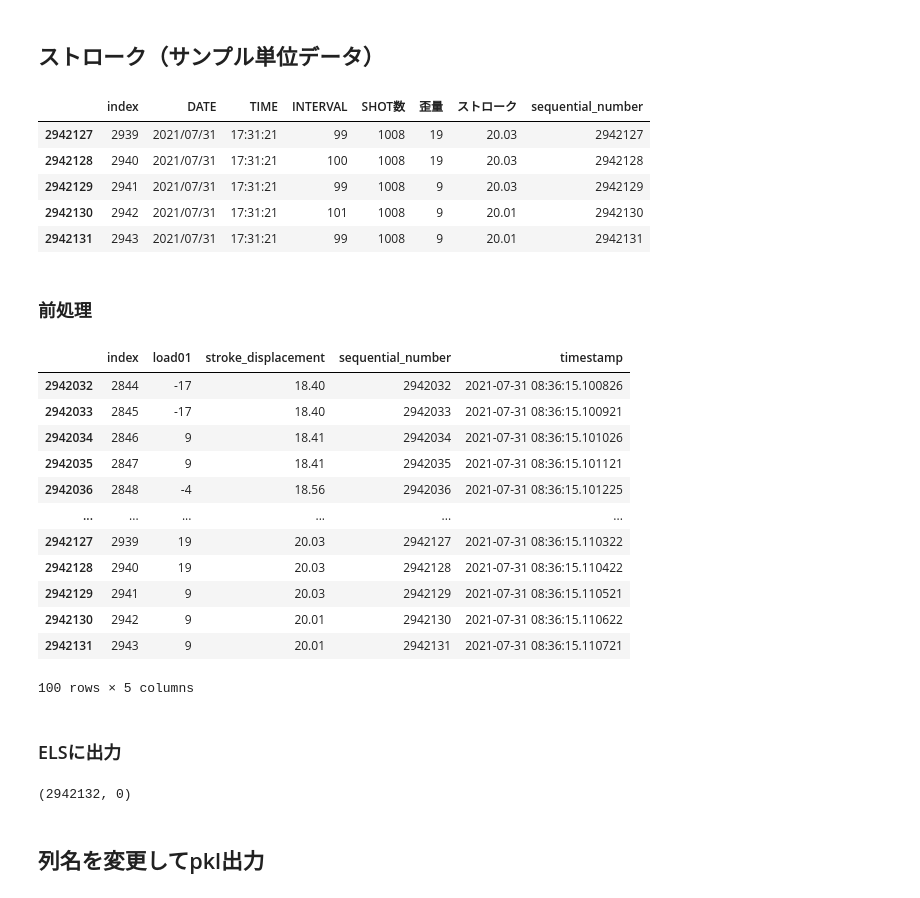
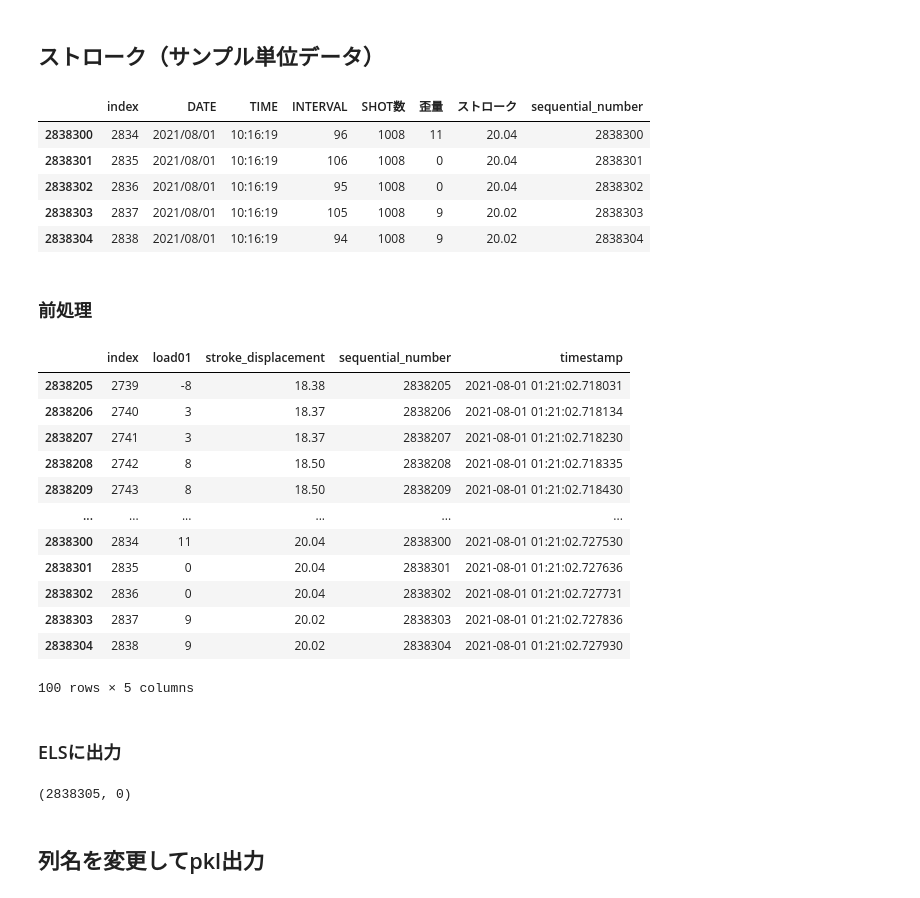
Before and after one commit to ymiyamoto5/data-analysis-platform-bak, a Jupyter notebook: notebooks/data_import_j.ipynb, the cells around one changed output. Saved outputs shown, nothing was run; the diff lists cells and outputs as text; code cells hidden in the pictures.

```diff
--- a/notebooks/data_import_j.ipynb
+++ b/notebooks/data_import_j.ipynb
@@ -146,29 +157,29 @@ helpers.bulk(ElasticManager.es, actions, chunk_size=5000, stats_only=True, raise
 # %%
 import glob
 
-files = glob.glob("20210810/0to1K/log1/*")
+files = glob.glob("20210810_1Kto2K/log1/*")
 files.sort()
 
 sequential_number = 0
 
 df_stroke = pd.DataFrame([])
 
 for file in files:
     df = pd.read_csv(file, encoding="shift-jis")
     df["sequential_number"] = df.index + sequential_number
     sequential_number += len(df)
 
     df_stroke = pd.concat([df_stroke, df])
 
 df_stroke.reset_index(inplace=True)
 df_stroke.tail(5)
 # %% [output]
 |  | index | DATE | TIME | INTERVAL | SHOT数 | 歪量 | ストローク | sequential_number |
-| 2942127 | 2939 | 2021/07/31 | 17:31:21 | 99 | 1008 | 19 | 20.03 | 2942127 |
-| 2942128 | 2940 | 2021/07/31 | 17:31:21 | 100 | 1008 | 19 | 20.03 | 2942128 |
-| 2942129 | 2941 | 2021/07/31 | 17:31:21 | 99 | 1008 | 9 | 20.03 | 2942129 |
-| 2942130 | 2942 | 2021/07/31 | 17:31:21 | 101 | 1008 | 9 | 20.01 | 2942130 |
-| 2942131 | 2943 | 2021/07/31 | 17:31:21 | 99 | 1008 | 9 | 20.01 | 2942131 |
+| 2838300 | 2834 | 2021/08/01 | 10:16:19 | 96 | 1008 | 11 | 20.04 | 2838300 |
+| 2838301 | 2835 | 2021/08/01 | 10:16:19 | 106 | 1008 | 0 | 20.04 | 2838301 |
+| 2838302 | 2836 | 2021/08/01 | 10:16:19 | 95 | 1008 | 0 | 20.04 | 2838302 |
+| 2838303 | 2837 | 2021/08/01 | 10:16:19 | 105 | 1008 | 9 | 20.02 | 2838303 |
+| 2838304 | 2838 | 2021/08/01 | 10:16:19 | 94 | 1008 | 9 | 20.02 | 2838304 |
 # %% [markdown]
 ### 前処理
 # %%
@@ -189,17 +200,17 @@ df_stroke.rename(columns={"歪量":"load01", "ストローク":"stroke_displacem
 df_stroke.tail(100)
 # %% [output]
 |  | index | load01 | stroke_displacement | sequential_number | timestamp |
-| 2942032 | 2844 | -17 | 18.40 | 2942032 | 2021-07-31 08:36:15.100826 |
-| 2942033 | 2845 | -17 | 18.40 | 2942033 | 2021-07-31 08:36:15.100921 |
-| 2942034 | 2846 | 9 | 18.41 | 2942034 | 2021-07-31 08:36:15.101026 |
-| 2942035 | 2847 | 9 | 18.41 | 2942035 | 2021-07-31 08:36:15.101121 |
-| 2942036 | 2848 | -4 | 18.56 | 2942036 | 2021-07-31 08:36:15.101225 |
+| 2838205 | 2739 | -8 | 18.38 | 2838205 | 2021-08-01 01:21:02.718031 |
+| 2838206 | 2740 | 3 | 18.37 | 2838206 | 2021-08-01 01:21:02.718134 |
+| 2838207 | 2741 | 3 | 18.37 | 2838207 | 2021-08-01 01:21:02.718230 |
+| 2838208 | 2742 | 8 | 18.50 | 2838208 | 2021-08-01 01:21:02.718335 |
+| 2838209 | 2743 | 8 | 18.50 | 2838209 | 2021-08-01 01:21:02.718430 |
 | ... | ... | ... | ... | ... | ... |
-| 2942127 | 2939 | 19 | 20.03 | 2942127 | 2021-07-31 08:36:15.110322 |
-| 2942128 | 2940 | 19 | 20.03 | 2942128 | 2021-07-31 08:36:15.110422 |
-| 2942129 | 2941 | 9 | 20.03 | 2942129 | 2021-07-31 08:36:15.110521 |
-| 2942130 | 2942 | 9 | 20.01 | 2942130 | 2021-07-31 08:36:15.110622 |
-| 2942131 | 2943 | 9 | 20.01 | 2942131 | 2021-07-31 08:36:15.110721 |
+| 2838300 | 2834 | 11 | 20.04 | 2838300 | 2021-08-01 01:21:02.727530 |
+| 2838301 | 2835 | 0 | 20.04 | 2838301 | 2021-08-01 01:21:02.727636 |
+| 2838302 | 2836 | 0 | 20.04 | 2838302 | 2021-08-01 01:21:02.727731 |
+| 2838303 | 2837 | 9 | 20.02 | 2838303 | 2021-08-01 01:21:02.727836 |
+| 2838304 | 2838 | 9 | 20.02 | 2838304 | 2021-08-01 01:21:02.727930 |
 100 rows × 5 columns
 # %% [markdown]
 ### ELSに出力
@@ -208,11 +219,11 @@ dict_stroke = df_stroke.to_dict(orient="records")
 # dict_stroke
 # %%
 actions = (
-    {"_index": "j-20210731165425-data", "_source": x} for x in dict_stroke
+    {"_index": "j-20210810094030-data", "_source": x} for x in dict_stroke
 )
 helpers.bulk(ElasticManager.es, actions, chunk_size=5000, stats_only=True, raise_on_error=False)
 # %% [output]
-(2942132, 0)
+(2838305, 0)
 # %% [markdown]
 ## 列名を変更してpkl出力
 # %%
```
Also changed, not shown: parts of 29 cells of this notebook, 1 other file.
